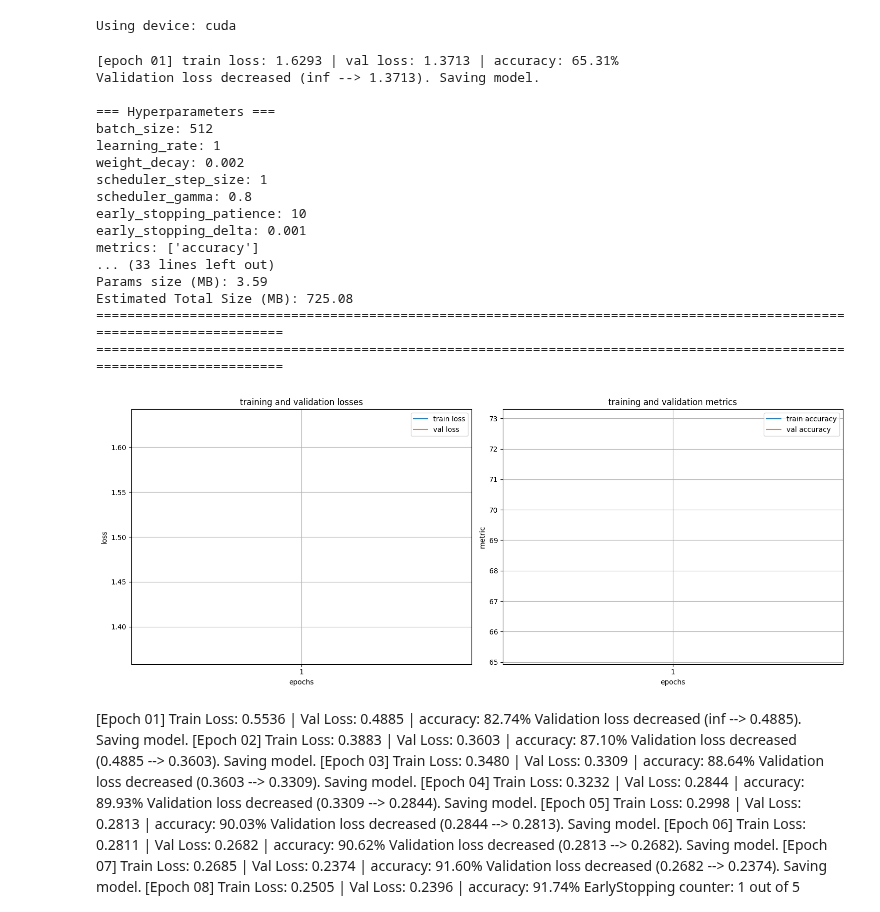
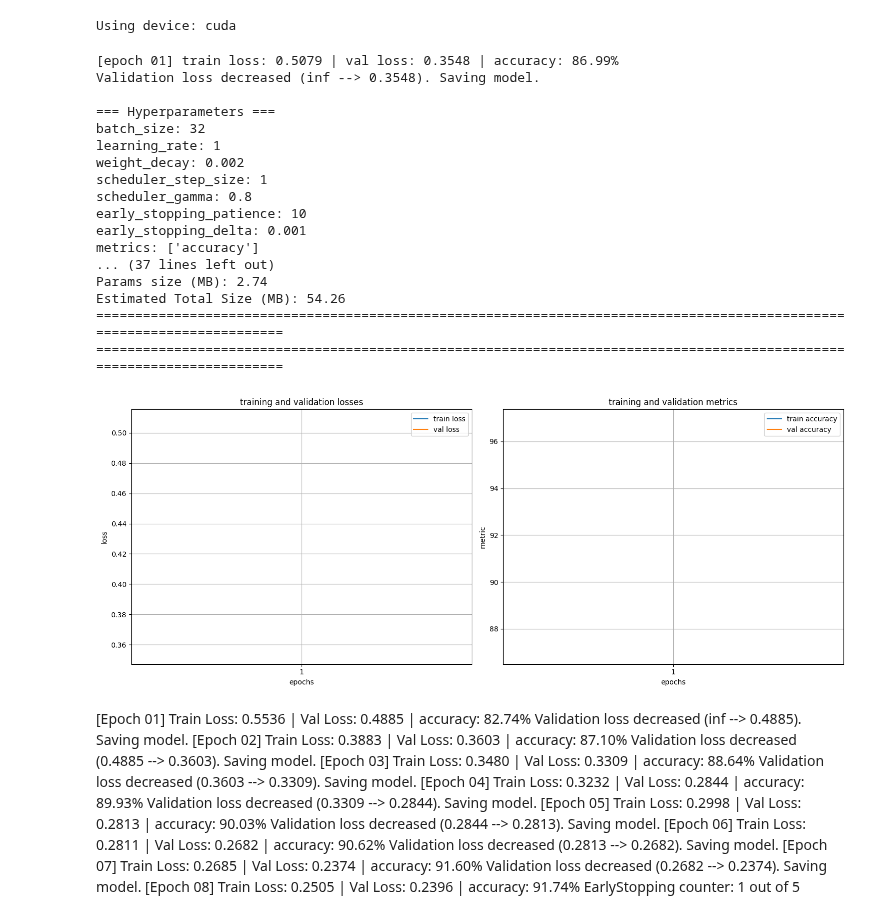
Before and after one commit to FutureGoose/OctaCycleCNN, a Jupyter notebook: exercises/w4/lek_functions_mnist.ipynb, the cells around one changed output. Saved outputs shown, nothing was run; the diff lists cells and outputs as text; code cells hidden in the pictures.

```diff
--- a/exercises/w4/lek_functions_mnist.ipynb
+++ b/exercises/w4/lek_functions_mnist.ipynb
@@ -66,16 +66,19 @@ class Net(nn.Module):
         self.conv1 = nn.Conv2d(in_channels=1, out_channels=32, kernel_size=3, stride=1, padding=1)
         self.conv2 = nn.Conv2d(in_channels=32, out_channels=64, kernel_size=3, stride=1, padding=1)
         self.conv3 = nn.Conv2d(in_channels=64, out_channels=128, kernel_size=3, stride=1, padding=1)
+        self.conv4 = nn.Conv2d(in_channels=128, out_channels=256, kernel_size=3, stride=1, padding=1)
         self.pool = nn.MaxPool2d(kernel_size=2, stride=2)
         self.bn1 = nn.BatchNorm2d(32)  # batch norm after first conv
         self.bn2 = nn.BatchNorm2d(64)  # batch norm after second conv
         self.bn3 = nn.BatchNorm2d(128)  # batch norm after third conv
+        self.bn4 = nn.BatchNorm2d(256)  # batch norm after fourth conv
         # size calculation
         # 28x28 → conv1: 28x28
         # 28x28 → conv2: 28x28 → pool: 14x14
         # 14x14 → conv3: 14x14 → pool: 7x7
-        # 7x7 → flatten: 7 * 7 * 128 = 6272
-        flattened_size = 6272
+        # 7x7 → conv4: 7x7 → pool: 3x3
+        # 3x3 → flatten: 3 * 3 * 256 = 2304
+        flattened_size = 2304
 
         # fully connected layers
         self.flatten = nn.Flatten()
@@ -93,6 +96,8 @@ class Net(nn.Module):
         x = self.pool(self.bn2(self.relu(self.conv2(x))))
         # conv3 + batch norm + pooling
         x = self.pool(self.bn3(self.relu(self.conv3(x))))
+        # conv4 + batch norm + pooling
+        x = self.pool(self.bn4(self.relu(self.conv4(x))))
         x = self.dropout(x)
 
         # flatten and fully connected layer
@@ -115,43 +120,43 @@ trainer = ModelTrainer(
     model=model,
     device=device,
     loss_fn=nn.CrossEntropyLoss(),
     optimizer=optimizer,
     scheduler=scheduler,
-    batch_size=512,
+    batch_size=32,
     verbose=True,             # controls training progress logs
     verbose_details=True,     # controls hyperparameters and model summary logs
-    enable_logging=True,      # controls overall logging
-    save_metrics=True,        # controls saving of metrics visualization
+    enable_logging=False,      # controls overall logging
+    save_metrics=False,        # controls saving of metrics visualization
     early_stopping_patience=10,
     early_stopping_delta=0.001,
     metrics=[ModelTrainer.accuracy]
 )
 
 # train model
 trained_model = trainer.train(
     training_set=trainset,
     val_set=valset,
     num_epochs=1
 )
 # %% [output]
-[epoch 01] train loss: 1.6293 | val loss: 1.3713 | accuracy: 65.31%
-Validation loss decreased (inf --> 1.3713). Saving model.
+[epoch 01] train loss: 0.5079 | val loss: 0.3548 | accuracy: 86.99%
+Validation loss decreased (inf --> 0.3548). Saving model.
 
 === Hyperparameters ===
-batch_size: 512
+batch_size: 32
 learning_rate: 1
 weight_decay: 0.002
 scheduler_step_size: 1
 scheduler_gamma: 0.8
 early_stopping_patience: 10
 early_stopping_delta: 0.001
 metrics: ['accuracy']
-... (33 lines left out)
-Params size (MB): 3.59
-Estimated Total Size (MB): 725.08
+... (37 lines left out)
+Params size (MB): 2.74
+Estimated Total Size (MB): 54.26
 ========================================================================================================================
 ========================================================================================================================
-[figure, old version]
+[figure, new version]
 # %% [markdown]
 [Epoch 01] Train Loss: 0.5536 | Val Loss: 0.4885 | accuracy: 82.74%
 Validation loss decreased (inf --> 0.4885). Saving model.
```
Also changed, not shown: parts of 1 cell of this notebook, 1 other file.
